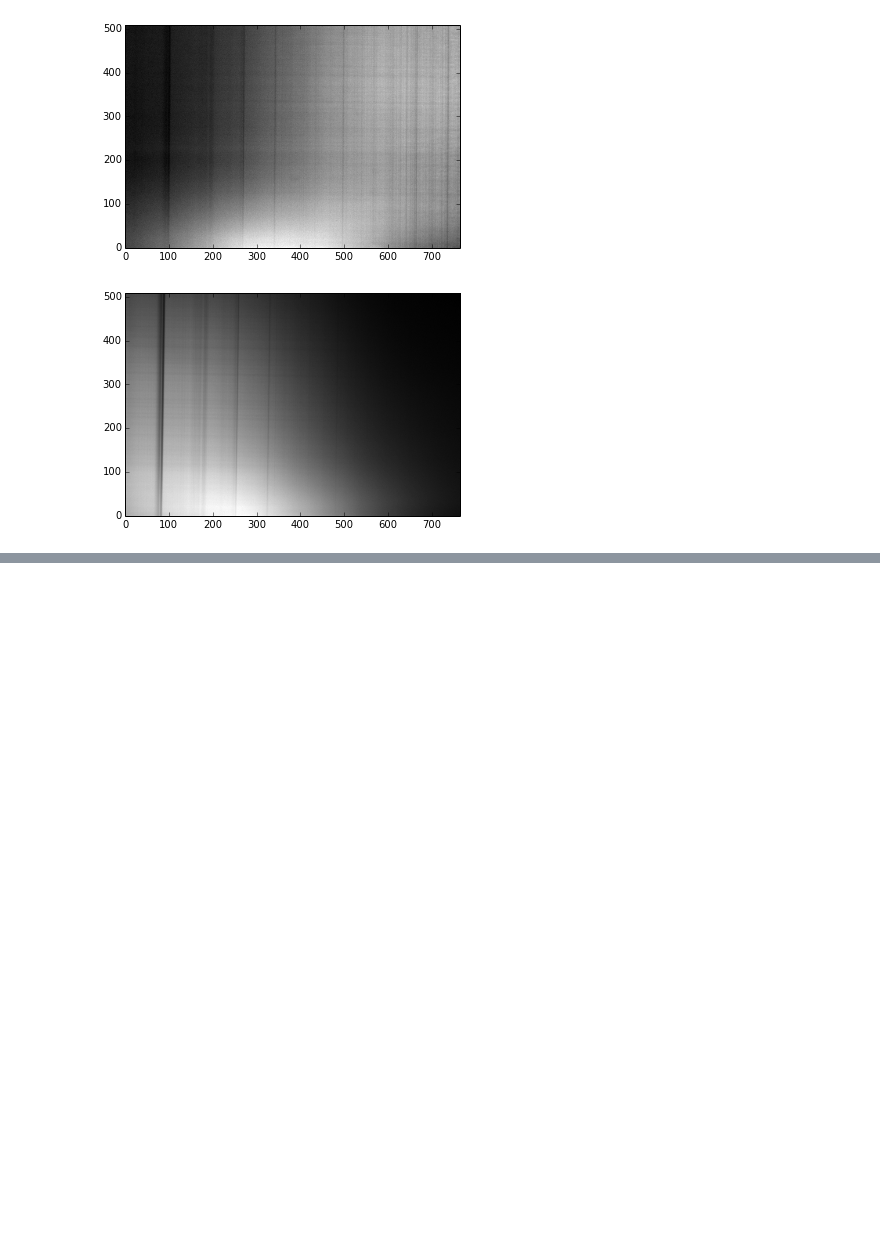
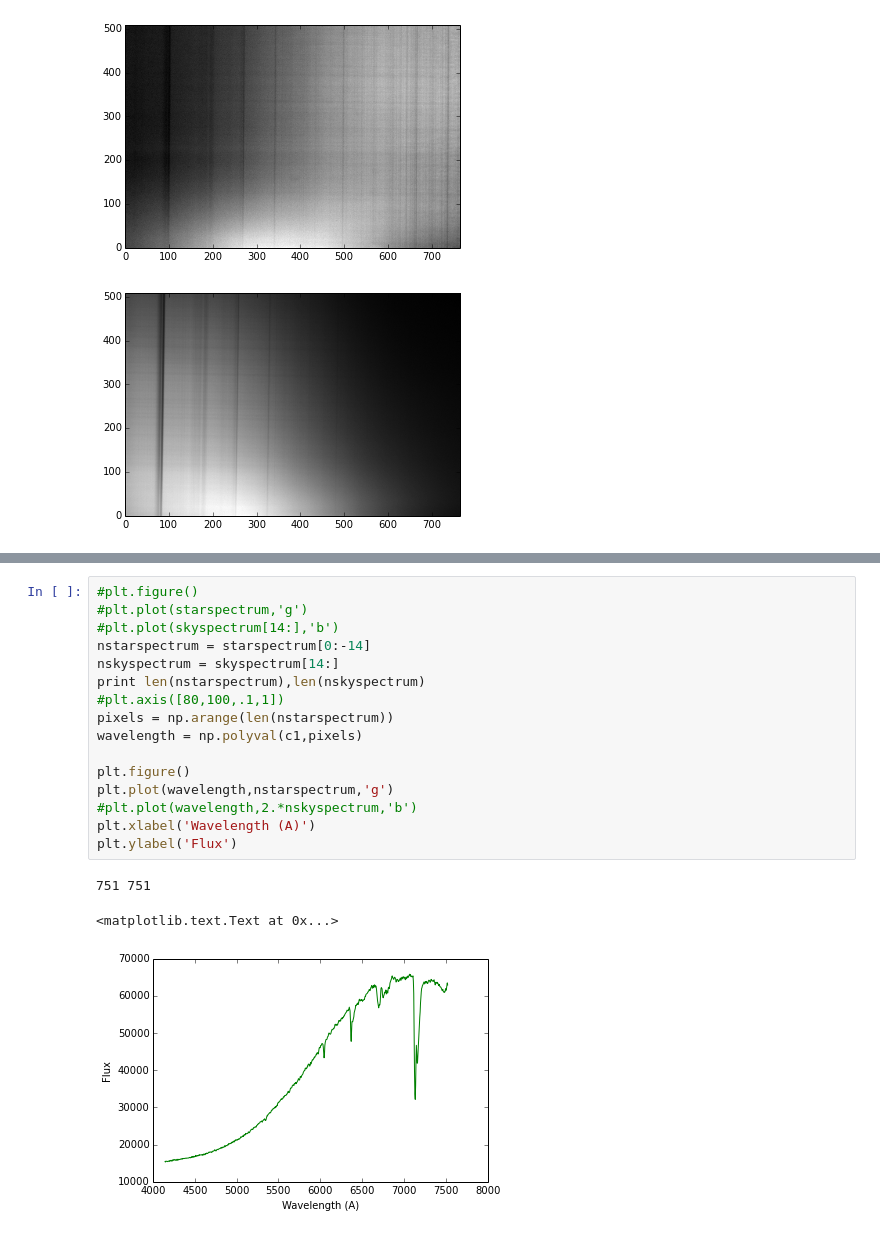
Before and after one commit to rfinn/obsastro, a Jupyter notebook: spectroscopy/specSpring2016/SpecReductionS16.ipynb, the cells around one changed output, grey strips where cells are left out. Drawn from its saved outputs; the diff is of its cells as text; blank space fills up the shorter version.

```diff
--- a/spectroscopy/specSpring2016/SpecReductionS16.ipynb
+++ b/spectroscopy/specSpring2016/SpecReductionS16.ipynb
@@ -111,0 +123,20 @@ print c1
+# %%
+#plt.figure()
+#plt.plot(starspectrum,'g')
+#plt.plot(skyspectrum[14:],'b')
+nstarspectrum = starspectrum[0:-14]
+nskyspectrum = skyspectrum[14:]
+print len(nstarspectrum),len(nskyspectrum)
+#plt.axis([80,100,.1,1])
+pixels = np.arange(len(nstarspectrum))
+wavelength = np.polyval(c1,pixels)
+
+plt.figure()
+plt.plot(wavelength,nstarspectrum,'g')
+#plt.plot(wavelength,2.*nskyspectrum,'b')
+plt.xlabel('Wavelength (A)')
+plt.ylabel('Flux')
+# %% [output]
+751 751
+<matplotlib.text.Text at 0x...>
+[figure, added]
```
Also changed, not shown: parts of 11 cells of this notebook.
